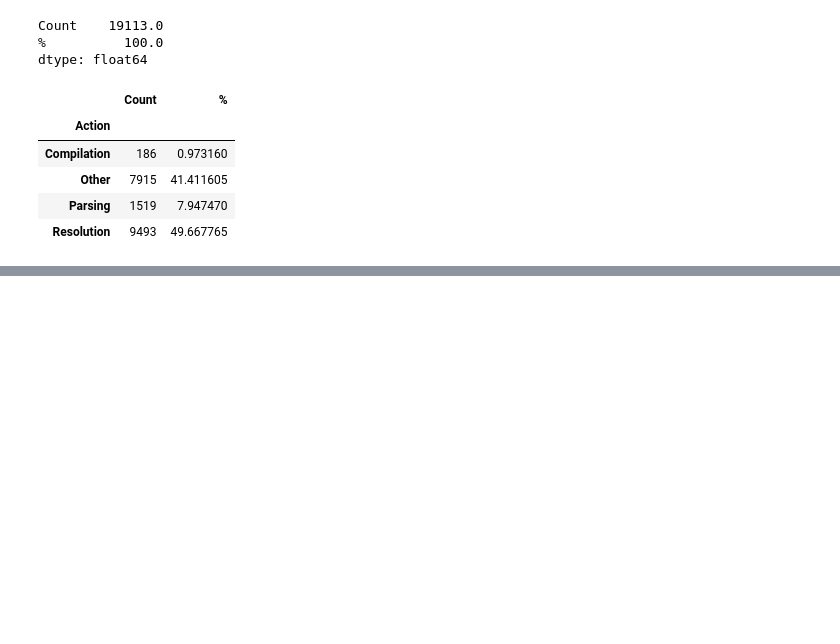
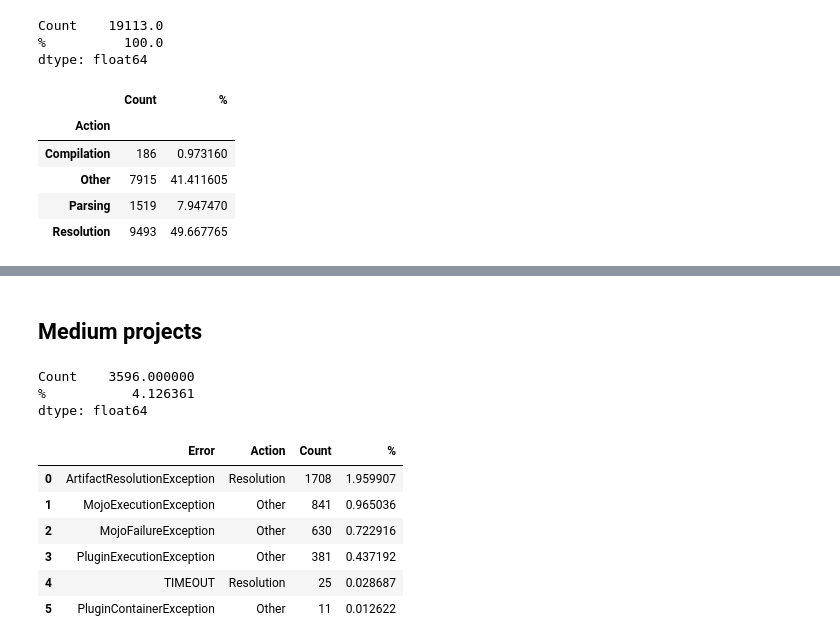
Before and after one commit to Maes95/BuildabilityStudy, a Jupyter notebook: notebooks/ProjectAnalysis/ApacheProyectsAnalysis/ApacheLogAnalysis.ipynb, the cells around one changed output, grey strips where cells are left out. Drawn from its saved outputs; the diff is of its cells as text; code cells hidden in the pictures; blank space fills up the shorter version.

```diff
--- a/notebooks/ProjectAnalysis/ApacheProyectsAnalysis/ApacheLogAnalysis.ipynb
+++ b/notebooks/ProjectAnalysis/ApacheProyectsAnalysis/ApacheLogAnalysis.ipynb
@@ -1116,0 +1116,17 @@ dtype: float64
+# %% [markdown]
+## Medium projects
+# %%
+medium_projects = filter(lambda project: project['total'] >= q1 and project['total'] < q3, all_projects_summary)
+summary_medium_projects_df = pd.DataFrame(medium_projects)
+report(summary_medium_projects_df["new_errors"].sum())
+# %% [output]
+Count    3596.000000
+%           4.126361
+dtype: float64
+|  | Error | Action | Count | % |
+| 0 | ArtifactResolutionException | Resolution | 1708 | 1.959907 |
+| 1 | MojoExecutionException | Other | 841 | 0.965036 |
+| 2 | MojoFailureException | Other | 630 | 0.722916 |
+| 3 | PluginExecutionException | Other | 381 | 0.437192 |
+| 4 | TIMEOUT | Resolution | 25 | 0.028687 |
+| 5 | PluginContainerException | Other | 11 | 0.012622 |
```
Also changed, not shown: parts of 17 cells of this notebook.
